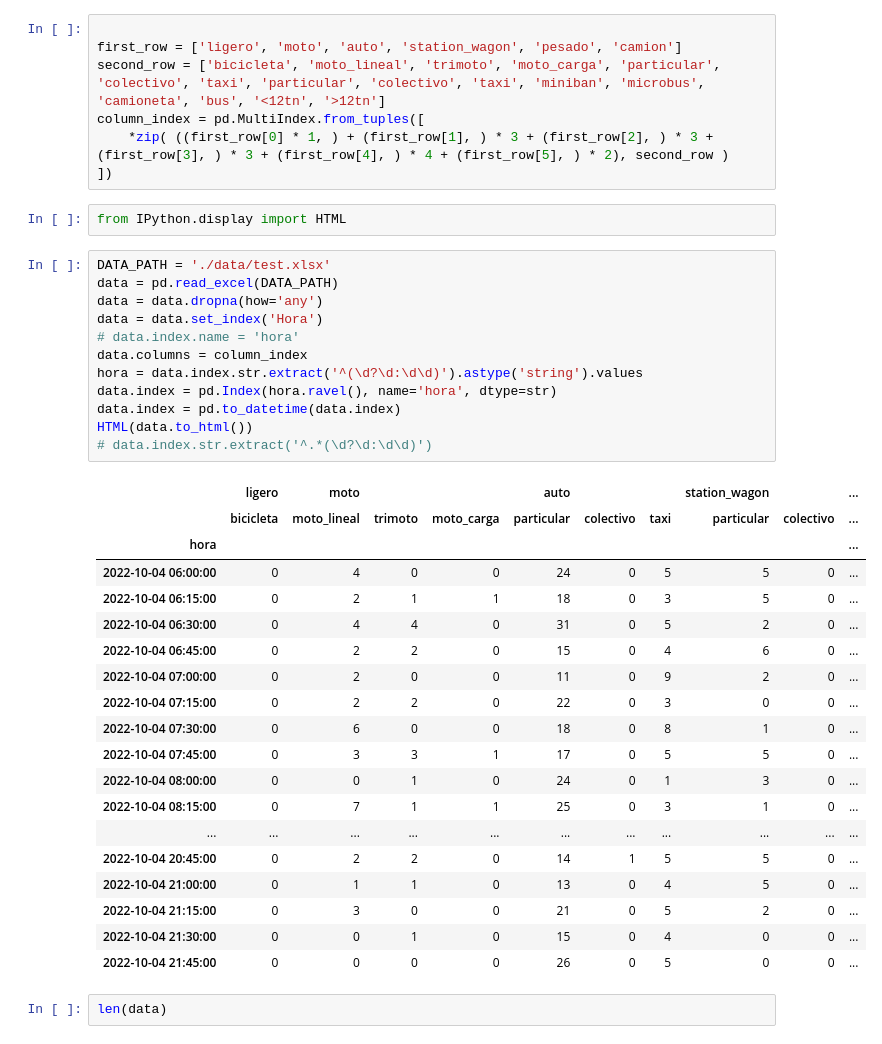
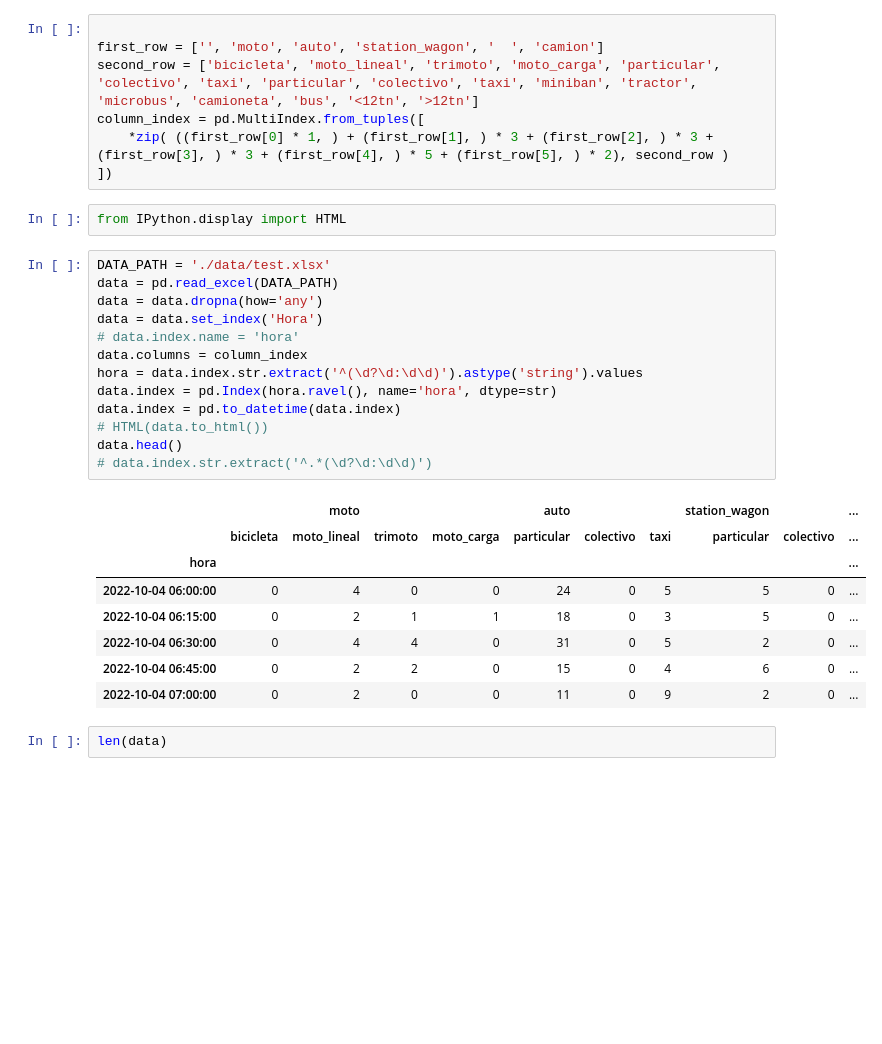
Before and after one commit to GreatestTrain/analisis_carretera, a Jupyter notebook: script.ipynb, the cells around one changed output. Cells and saved outputs as stored; diff of their text form; blank space fills up the shorter version.

```diff
--- a/script.ipynb
+++ b/script.ipynb
@@ -9,27 +9,28 @@ import seaborn as sns
 %matplotlib inline
 # %%
 
-first_row = ['ligero', 'moto', 'auto', 'station_wagon', 'pesado', 'camion']
-second_row = ['bicicleta', 'moto_lineal', 'trimoto', 'moto_carga', 'particular', 'colectivo', 'taxi', 'particular', 'colectivo', 'taxi', 'miniban', 'microbus', 'camioneta', 'bus', '<12tn', '>12tn']
+first_row = ['', 'moto', 'auto', 'station_wagon', '  ', 'camion']
+second_row = ['bicicleta', 'moto_lineal', 'trimoto', 'moto_carga', 'particular', 'colectivo', 'taxi', 'particular', 'colectivo', 'taxi', 'miniban', 'tractor', 'microbus', 'camioneta', 'bus', '<12tn', '>12tn']
 column_index = pd.MultiIndex.from_tuples([
-    *zip( ((first_row[0] * 1, ) + (first_row[1], ) * 3 + (first_row[2], ) * 3 + (first_row[3], ) * 3 + (first_row[4], ) * 4 + (first_row[5], ) * 2), second_row )
+    *zip( ((first_row[0] * 1, ) + (first_row[1], ) * 3 + (first_row[2], ) * 3 + (first_row[3], ) * 3 + (first_row[4], ) * 5 + (first_row[5], ) * 2), second_row )
 ])
 # %%
 from IPython.display import HTML
 # %%
 DATA_PATH = './data/test.xlsx'
 data = pd.read_excel(DATA_PATH)
 data = data.dropna(how='any')
 data = data.set_index('Hora')
 # data.index.name = 'hora'
 data.columns = column_index
 hora = data.index.str.extract('^(\d?\d:\d\d)').astype('string').values
 data.index = pd.Index(hora.ravel(), name='hora', dtype=str)
 data.index = pd.to_datetime(data.index)
-HTML(data.to_html())
+# HTML(data.to_html())
+data.head()
 # data.index.str.extract('^.*(\d?\d:\d\d)')
 # %% [output]
-|  | ligero | moto |  |  | auto |  |  | station_wagon |  | ... |
+|  |  | moto |  |  | auto |  |  | station_wagon |  | ... |
 |  | bicicleta | moto_lineal | trimoto | moto_carga | particular | colectivo | taxi | particular | colectivo | ... |
 | hora |  |  |  |  |  |  |  |  |  | ... |
 | 2022-10-04 06:00:00 | 0 | 4 | 0 | 0 | 24 | 0 | 5 | 5 | 0 | ... |
@@ -37,17 +38,6 @@ HTML(data.to_html())
 | 2022-10-04 06:30:00 | 0 | 4 | 4 | 0 | 31 | 0 | 5 | 2 | 0 | ... |
 | 2022-10-04 06:45:00 | 0 | 2 | 2 | 0 | 15 | 0 | 4 | 6 | 0 | ... |
 | 2022-10-04 07:00:00 | 0 | 2 | 0 | 0 | 11 | 0 | 9 | 2 | 0 | ... |
-| 2022-10-04 07:15:00 | 0 | 2 | 2 | 0 | 22 | 0 | 3 | 0 | 0 | ... |
-| 2022-10-04 07:30:00 | 0 | 6 | 0 | 0 | 18 | 0 | 8 | 1 | 0 | ... |
-| 2022-10-04 07:45:00 | 0 | 3 | 3 | 1 | 17 | 0 | 5 | 5 | 0 | ... |
-| 2022-10-04 08:00:00 | 0 | 0 | 1 | 0 | 24 | 0 | 1 | 3 | 0 | ... |
-| 2022-10-04 08:15:00 | 0 | 7 | 1 | 1 | 25 | 0 | 3 | 1 | 0 | ... |
-| ... | ... | ... | ... | ... | ... | ... | ... | ... | ... | ... |
-| 2022-10-04 20:45:00 | 0 | 2 | 2 | 0 | 14 | 1 | 5 | 5 | 0 | ... |
-| 2022-10-04 21:00:00 | 0 | 1 | 1 | 0 | 13 | 0 | 4 | 5 | 0 | ... |
-| 2022-10-04 21:15:00 | 0 | 3 | 0 | 0 | 21 | 0 | 5 | 2 | 0 | ... |
-| 2022-10-04 21:30:00 | 0 | 0 | 1 | 0 | 15 | 0 | 4 | 0 | 0 | ... |
-| 2022-10-04 21:45:00 | 0 | 0 | 0 | 0 | 26 | 0 | 5 | 0 | 0 | ... |
 # %%
 len(data)
 # %% [output]
```
Also changed, not shown: parts of 6 cells of this notebook, 1 other file.
